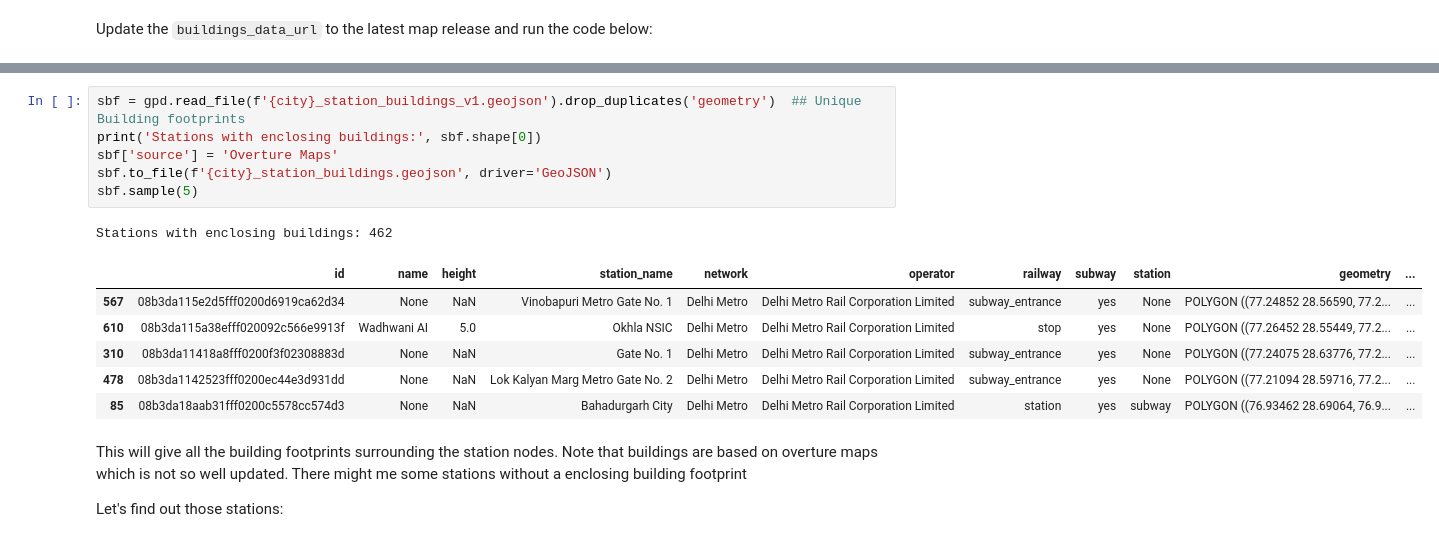
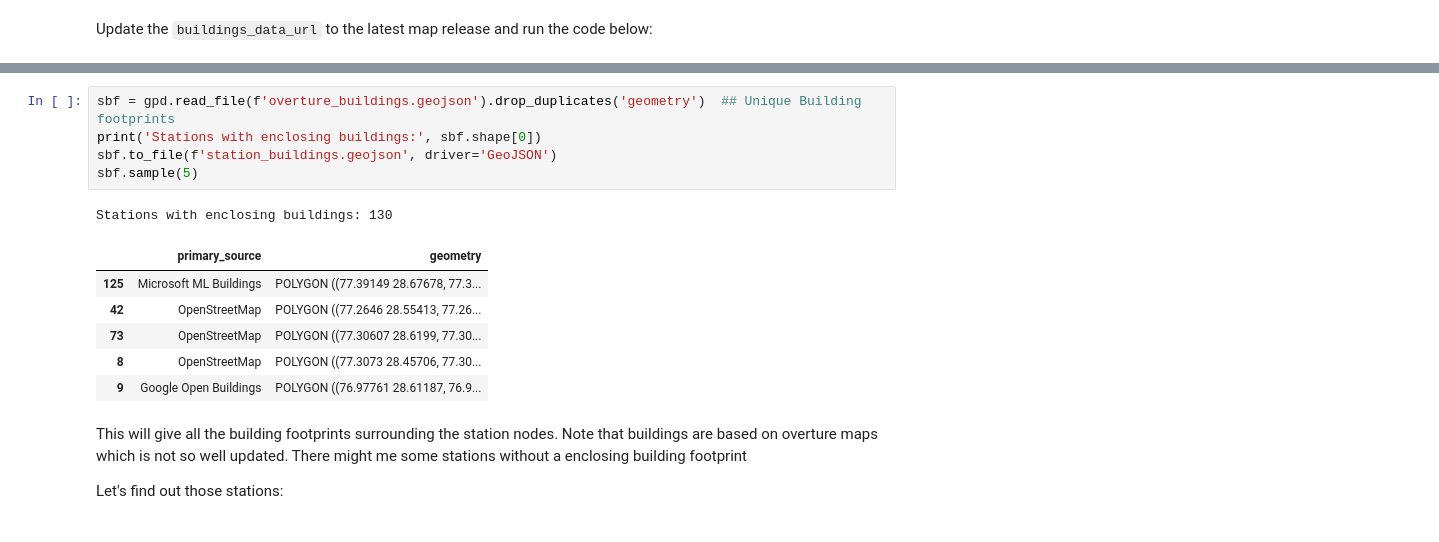
Before and after one commit to kavyajeetbora/metro_accessibility, a Jupyter notebook: notebooks/ETL_Station_Footprints.ipynb, the cells around one changed output, grey strips where cells are left out. Drawn from its saved outputs; the diff is of its cells as text.

```diff
--- a/notebooks/ETL_Station_Footprints.ipynb
+++ b/notebooks/ETL_Station_Footprints.ipynb
@@ -169,17 +163,16 @@ Wall time: 2min 4s
 # %%
-sbf = gpd.read_file(f'{city}_station_buildings_v1.geojson').drop_duplicates('geometry')  ## Unique Building footprints
+sbf = gpd.read_file(f'overture_buildings.geojson').drop_duplicates('geometry')  ## Unique Building footprints
 print('Stations with enclosing buildings:', sbf.shape[0])
-sbf['source'] = 'Overture Maps'
-sbf.to_file(f'{city}_station_buildings.geojson', driver='GeoJSON')
+sbf.to_file(f'station_buildings.geojson', driver='GeoJSON')
 sbf.sample(5)
 # %% [output]
-Stations with enclosing buildings: 462
+Stations with enclosing buildings: 130
-|  | id | name | height | station_name | network | operator | railway | subway | station | geometry | ... |
-| 567 | 08b3da115e2d5fff0200d6919ca62d34 | None | NaN | Vinobapuri Metro Gate No. 1 | Delhi Metro | Delhi Metro Rail Corporation Limited | subway_entrance | yes | None | POLYGON ((77.24852 28.56590, 77.2... | ... |
-| 610 | 08b3da115a38efff020092c566e9913f | Wadhwani AI | 5.0 | Okhla NSIC | Delhi Metro | Delhi Metro Rail Corporation Limited | stop | yes | None | POLYGON ((77.26452 28.55449, 77.2... | ... |
-| 310 | 08b3da11418a8fff0200f3f02308883d | None | NaN | Gate No. 1 | Delhi Metro | Delhi Metro Rail Corporation Limited | subway_entrance | yes | None | POLYGON ((77.24075 28.63776, 77.2... | ... |
-| 478 | 08b3da1142523fff0200ec44e3d931dd | None | NaN | Lok Kalyan Marg Metro Gate No. 2 | Delhi Metro | Delhi Metro Rail Corporation Limited | subway_entrance | yes | None | POLYGON ((77.21094 28.59716, 77.2... | ... |
-| 85 | 08b3da18aab31fff0200c5578cc574d3 | None | NaN | Bahadurgarh City | Delhi Metro | Delhi Metro Rail Corporation Limited | station | yes | subway | POLYGON ((76.93462 28.69064, 76.9... | ... |
+|  | primary_source | geometry |
+| 125 | Microsoft ML Buildings | POLYGON ((77.39149 28.67678, 77.3... |
+| 42 | OpenStreetMap | POLYGON ((77.2646 28.55413, 77.26... |
+| 73 | OpenStreetMap | POLYGON ((77.30607 28.6199, 77.30... |
+| 8 | OpenStreetMap | POLYGON ((77.3073 28.45706, 77.30... |
+| 9 | Google Open Buildings | POLYGON ((76.97761 28.61187, 76.9... |
 # %% [markdown]
 This will give all the building footprints surrounding the station nodes.
 Note that buildings are based on overture maps which is not so well updated. There might me some stations without a enclosing building footprint
```
Also changed, not shown: parts of 17 cells of this notebook.
